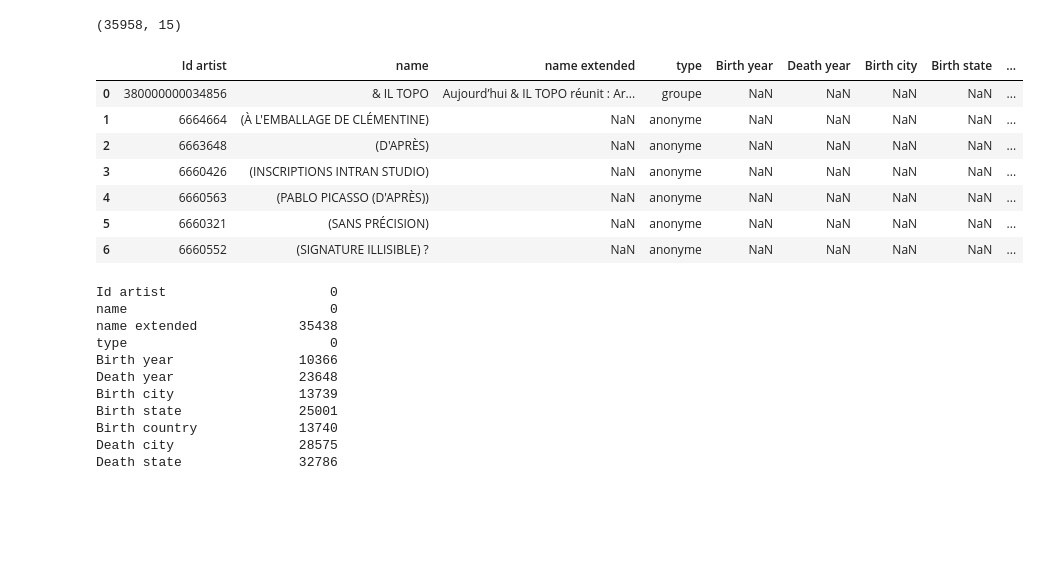
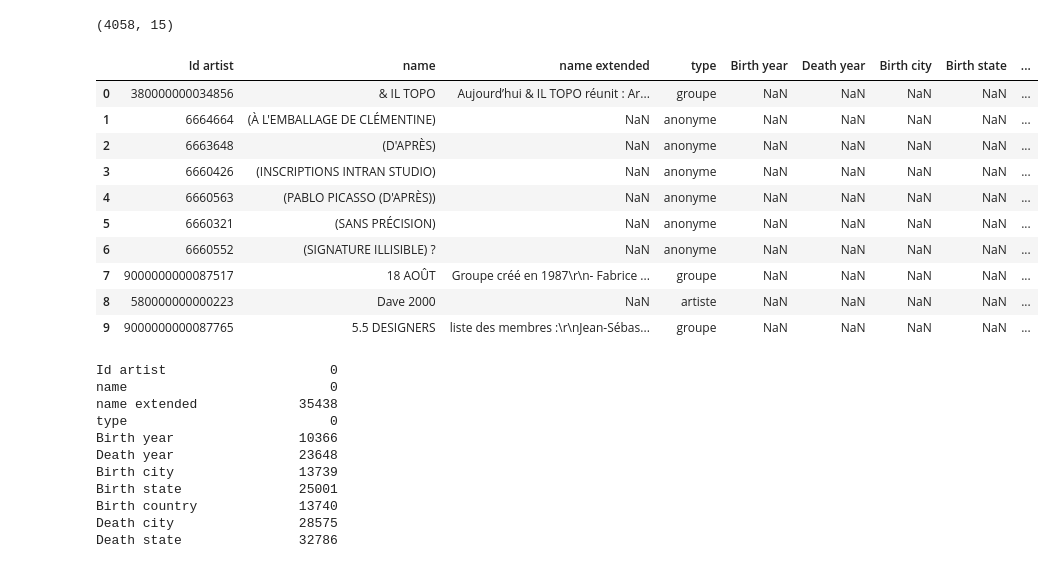
Before and after one commit to medialab/gender_art, a Jupyter notebook: Authors_VideoMuseum_Gender_Proportions.ipynb, the cells around one changed output. Cells and saved outputs as stored; diff of their text form; code cells hidden in the pictures; blank space fills up the shorter version.

Commit message:
Some modif on authors.py

```diff
--- a/Authors_VideoMuseum_Gender_Proportions.ipynb
+++ b/Authors_VideoMuseum_Gender_Proportions.ipynb
@@ -4,22 +4,25 @@ from pprint import pprint
 import matplotlib.pyplot as plt
 import os
 # %%
-authors = pd.read_csv('authors_all.csv')
+authors = pd.read_csv('authors_all.csv', encoding = 'utf-8', sep = ";")
 # %%
 authors.shape
 # %% [output]
-(35958, 15)
+(4058, 15)
 # %%
-authors.head(7)
+authors.head(10)
 # %% [output]
 |  | Id artist | name | name extended | type | Birth year | Death year | Birth city | Birth state | ... |
 | 0 | 380000000034856 | & IL TOPO | Aujourd’hui & IL TOPO réunit : Ar... | groupe | NaN | NaN | NaN | NaN | ... |
 | 1 | 6664664 | (À L'EMBALLAGE DE CLÉMENTINE) | NaN | anonyme | NaN | NaN | NaN | NaN | ... |
 | 2 | 6663648 | (D'APRÈS) | NaN | anonyme | NaN | NaN | NaN | NaN | ... |
 | 3 | 6660426 | (INSCRIPTIONS INTRAN STUDIO) | NaN | anonyme | NaN | NaN | NaN | NaN | ... |
 | 4 | 6660563 | (PABLO PICASSO (D'APRÈS)) | NaN | anonyme | NaN | NaN | NaN | NaN | ... |
 | 5 | 6660321 | (SANS PRÉCISION) | NaN | anonyme | NaN | NaN | NaN | NaN | ... |
 | 6 | 6660552 | (SIGNATURE ILLISIBLE) ? | NaN | anonyme | NaN | NaN | NaN | NaN | ... |
+| 7 | 9000000000087517 | 18 AOÛT | Groupe créé en 1987\r\n- Fabrice ... | groupe | NaN | NaN | NaN | NaN | ... |
+| 8 | 580000000000223 | Dave 2000 | NaN | artiste | NaN | NaN | NaN | NaN | ... |
+| 9 | 9000000000087765 | 5.5 DESIGNERS | liste des membres :\r\nJean-Sébas... | groupe | NaN | NaN | NaN | NaN | ... |
 # %%
 authors.isnull().sum(axis=0)
 # %% [output]
```
Also changed, not shown: 2 other files.
